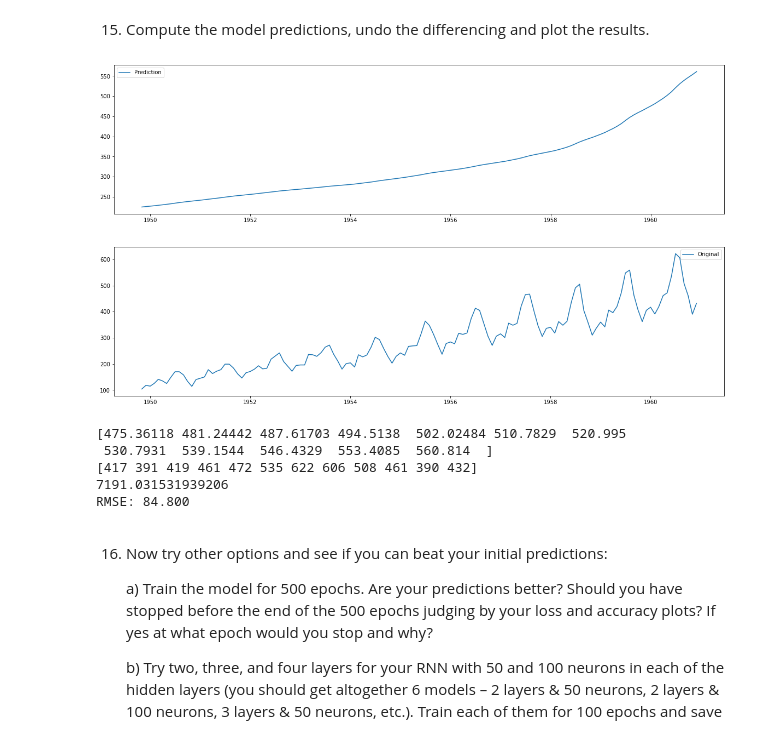
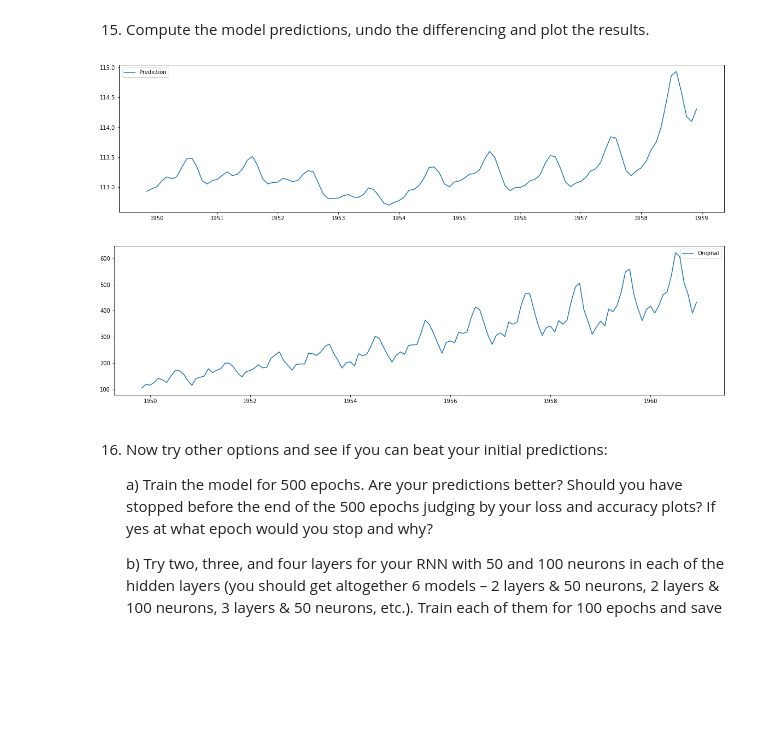
Before and after one commit to iondodon/RNDL, a Jupyter notebook: lab1/lab1.ipynb, the cells around one changed output. Drawn from its saved outputs; the diff is of its cells as text; code cells hidden in the pictures; blank space fills up the shorter version.

```diff
--- a/lab1/lab1.ipynb
+++ b/lab1/lab1.ipynb
@@ -171,7 +171,7 @@ Because time series are sequences, we'll take the *y* values for the last 12 mon
 # %%
 df.index.freq = 'MS'
 
-Ntest = 12
+Ntest = 24
 train = df.iloc[:-Ntest]
 test = df.iloc[-Ntest:]
 # %% [markdown]
@@ -216,8 +216,5 @@ look_back = 10
 n_features = 1
 
 # using Log1stDiff
-X, Y = prepare_dataset(df['Log1stDiff'], look_back)
-
-
-for i in range(len(X)):
-    print(X[i], Y[i])
+Xtrain, Ytrain = prepare_dataset(df['Log1stDiff'].loc[train_idx], look_back)
+Xtest, Ytest = prepare_dataset(df['LogPassengers'].loc[test_idx], look_back)
@@ -244,3 +225,7 @@ for i in range(len(X)):
 # %%
 # reshape input to be [samples, time steps, features]
-X = np.reshape(X, (X.shape[0], X.shape[1], n_features))
+Xtrain = np.reshape(Xtrain, (Xtrain.shape[0], Xtrain.shape[1], n_features))
+Xtest = np.reshape(Xtest, (Xtest.shape[0], Xtest.shape[1], n_features))
+
+print(Xtrain.shape, Ytrain.shape)
+print(Xtest.shape, Ytest.shape)
@@ -273,6 +249,6 @@ model.add(LSTM(25, activation='relu', input_shape=(look_back, n_features)))
 # model.add(Dropout(0.2))
 model.add(Dense(1))
 model.compile(loss='mse', optimizer='adam')
-history = model.fit(trainX, trainY, epochs=100, batch_size=32, validation_data=(testX, testY))
+history = model.fit(Xtrain, Ytrain, epochs=100, batch_size=32, validation_split=0.1, verbose=2, shuffle=False)
 # %% [output]
 Epoch 1/100
@@ -310,8 +286,8 @@ plt.show()
 15. Compute the model predictions, undo the differencing and plot the results.
 # %%
 # Compute the model predictions
-trainPredict = model.predict(trainX)
-testPredict = model.predict(testX)
+trainPredict = model.predict(Xtrain)
+testPredict = model.predict(Xtest)
 
 def rebuild_diffed(series: pd.DataFrame, first_element_original):
     cumsum = series.cumsum()
@@ -329,56 +305,35 @@ testPredict.columns = ['Passengers']
 # concatenate predictions
 predictions = trainPredict.append(testPredict, ignore_index=True)
 
 # undo log
 predictions = np.exp(predictions.cumsum())
-
-# undo the differencing
-predictions = rebuild_diffed(predictions, first_passengers_value)
 
 # create index for predictions
 # each index is a month
 # the first month is 1949-01-01 because first 10 month should be skiped
 predictions.index = pd.date_range(start='1949-11-01', periods=len(predictions), freq='MS')
 # remove first 10 from train_idx and test_idx
 train_idx = train_idx[10:]
 test_idx = test_idx[10:]
 
 # increment each value from prediction with first value of Passengers
 predictions['Passengers'] = predictions['Passengers'] + df.loc[train.index[0], 'Passengers']
 
 # plot the results
 plt.figure(figsize=(20, 5))
 # plt.plot(df['Passengers'], label='Original')
 plt.plot(predictions, label='Prediction')
 plt.legend()
 plt.show()
 
 # plot original skiping first 10 months
 plt.figure(figsize=(20, 5))
 plt.plot(df['Passengers'][10:], label='Original')
 plt.legend()
 plt.show()
-
-
-# caulculate the goodness of fit
-from sklearn.metrics import mean_squared_error
-
-# get test predictions at test_idx
-test_predictions = predictions[test_idx]
-
-print(test_predictions['Passengers'].values)
-print(test['Passengers'].values)
-
-# calculate the goodness of fit
-print('RMSE: %.3f' % np.sqrt(mean_squared_error(test_predictions['Passengers'].values, test['Passengers'].values)))
 # %% [output]
-[figure, old version]
+[figure, new version]
 [figure]
-[475.36118 481.24442 487.61703 494.5138  502.02484 510.7829  520.995
- 530.7931  539.1544  546.4329  553.4085  560.814  ]
-[417 391 419 461 472 535 622 606 508 461 390 432]
-7191.031531939206
-RMSE: 84.800
 # %% [markdown]
 16. Now try other options and see if you can beat your initial predictions:
 
```
Also changed, not shown: parts of 8 cells of this notebook.
